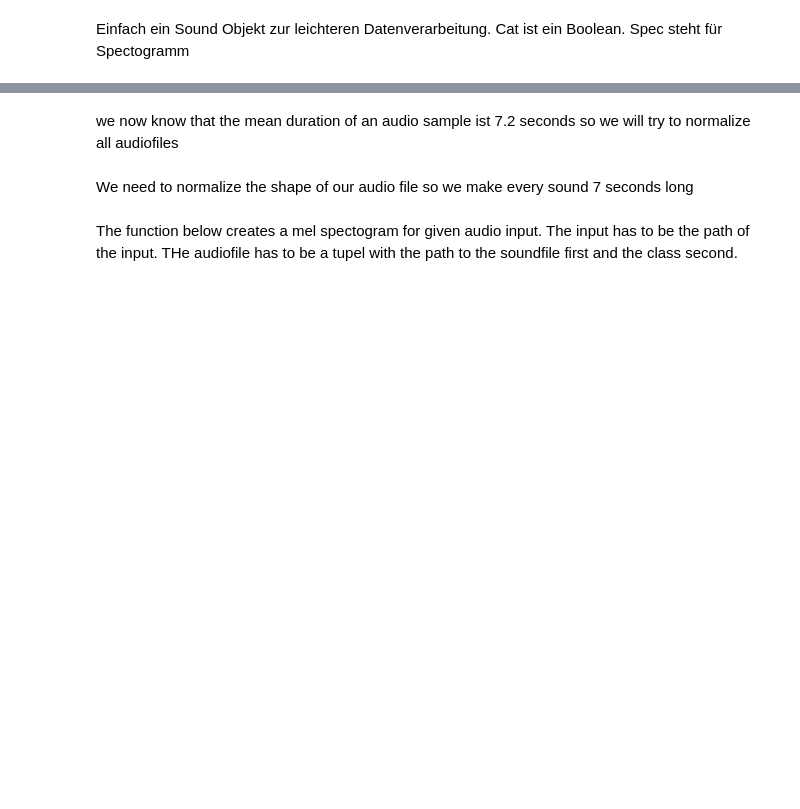
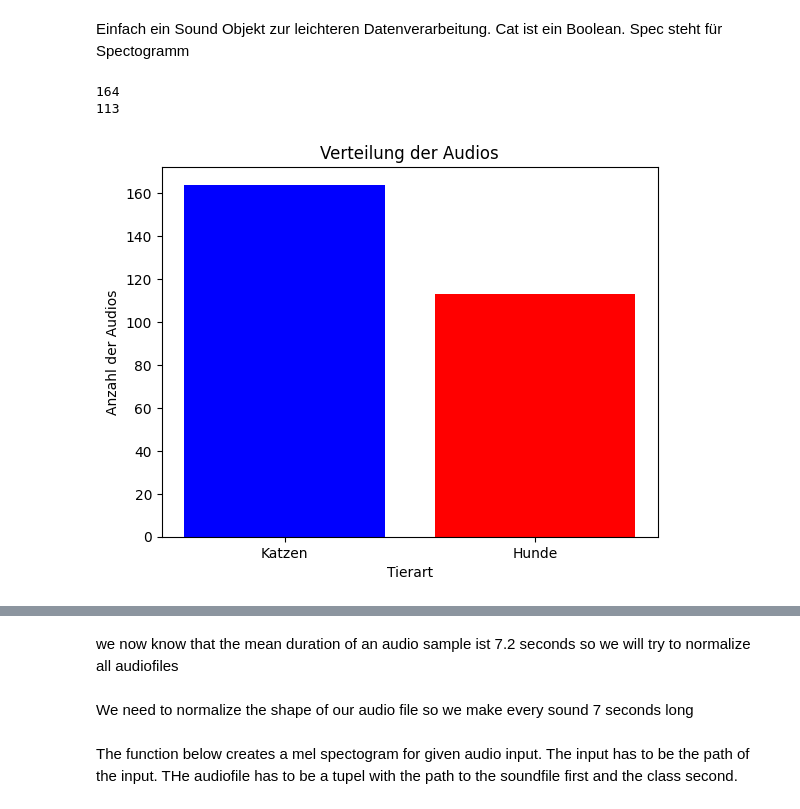
Before and after one commit to Amocon/Audio_Classification, a Jupyter notebook: melSpectogram.ipynb, the cells around one changed output, grey strips where cells are left out. Saved outputs shown, nothing was run; the diff lists cells and outputs as text; code cells hidden in the pictures; blank space fills up the shorter version.

Commit message:
Balkendiagramm + Histogramm

```diff
--- a/melSpectogram.ipynb
+++ b/melSpectogram.ipynb
@@ -37,6 +37,25 @@ for file in files:
     else:
         dog_counter += 1
     audiofiles.append(Sound(filePath=DATA_DIR+file ,cat=isCat))
+
+print (cat_counter)
+print (dog_counter)
+# %% [output]
+164
+113
+# %%
+labels = ['Katzen', 'Hunde']
+counts = [cat_counter, dog_counter]
+
+plt.bar(labels, counts, color = ['blue', 'red'])
+
+plt.title ('Verteilung der Audios')
+plt.xlabel ('Tierart')
+plt.ylabel('Anzahl der Audios')
+
+plt.show()
+# %% [output]
+[figure, added]
 # %%
 y, sr = librosa.load(audiofiles[0].filePath)
 # %%
```
Also changed, not shown: parts of 3 cells of this notebook, 1 other file.
